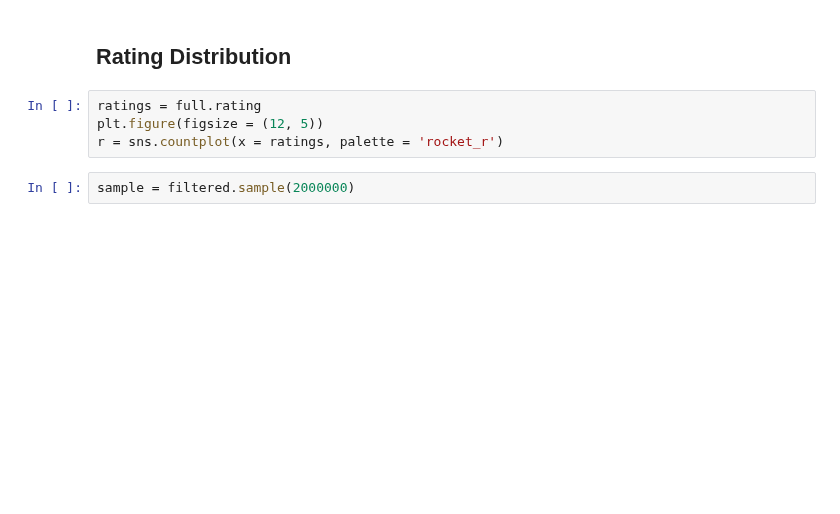
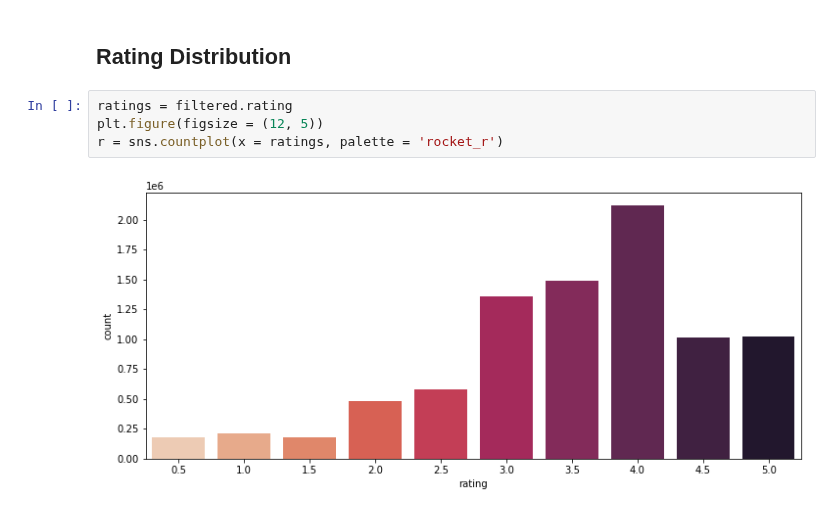
Before and after one commit to Auustiino/Rec-system, a Jupyter notebook: Notebooks/importing-cleaning-exporting.ipynb, the cells around one changed output. Drawn from its saved outputs; the diff is of its cells as text; blank space fills up the shorter version.

```diff
--- a/Notebooks/importing-cleaning-exporting.ipynb
+++ b/Notebooks/importing-cleaning-exporting.ipynb
@@ -44,8 +46,8 @@ g = sns.countplot(x = years, palette = 'rocket_r');
 # %% [markdown]
 ## Rating Distribution
 # %%
-ratings = full.rating
+ratings = filtered.rating
 plt.figure(figsize = (12, 5))
 r = sns.countplot(x = ratings, palette = 'rocket_r')
+# %% [output]
+[figure, added]
-# %%
-sample = filtered.sample(2000000)
```
Also changed, not shown: parts of 4 cells of this notebook, 2 other files.
